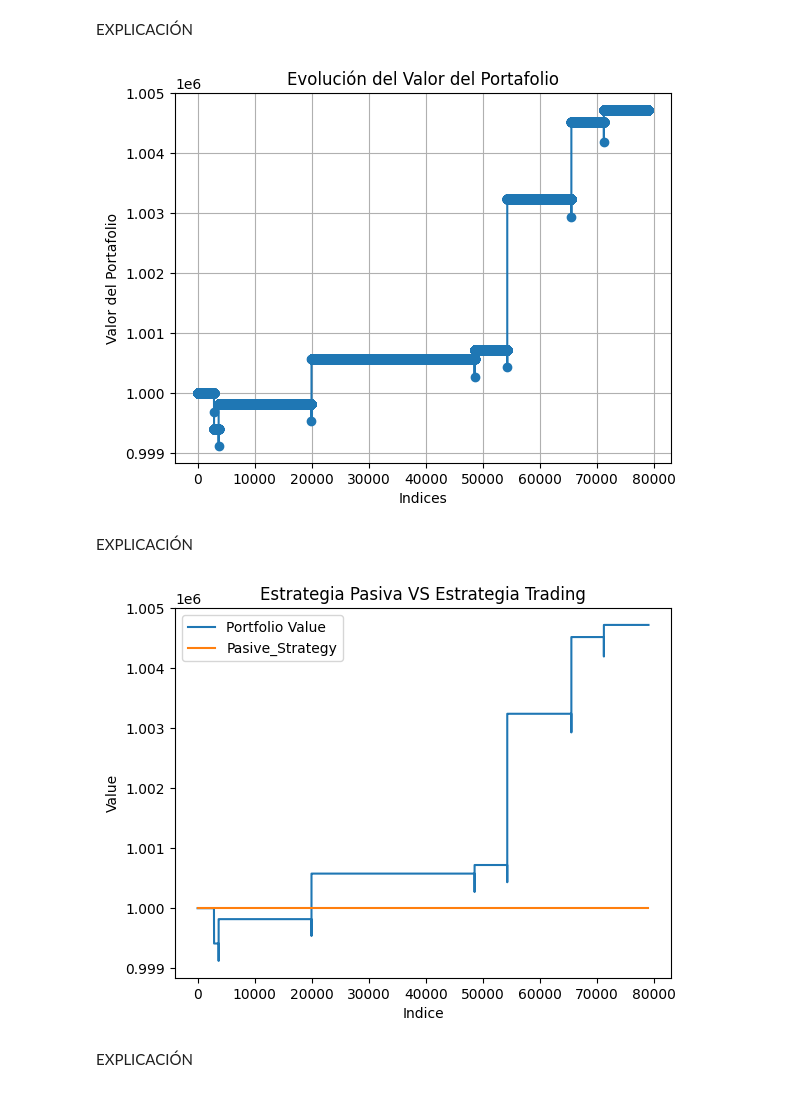
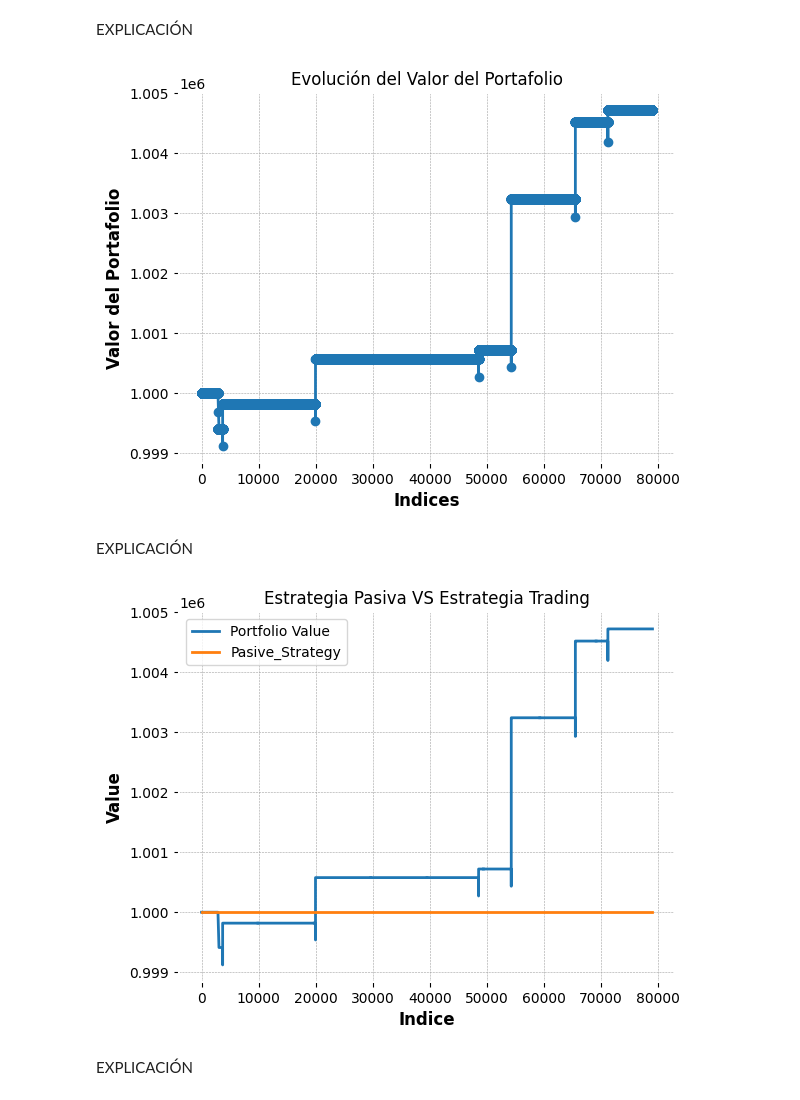
Before and after one commit to luciacrraz/Trading, a Jupyter notebook: Report_TA.ipynb, the cells around one changed output. Cells and saved outputs as stored; diff of their text form; code cells hidden in the pictures.

Commit message:
utils actualizado, funciones arregladas para ReportTA

```diff
--- a/Report_TA.ipynb
+++ b/Report_TA.ipynb
@@ -1,15 +1,9 @@
 # %%
 #Importar librería
-import ta
 import pandas as pd
 import matplotlib.pyplot as plt
-import numpy as np
-from utils.utils import backtest
-from utils.utils import port_value_plot
-from utils.utils import plot_operations_history
-from utils.utils import port_value_plot
-from utils.utils import cash_portvalue_plot
-from utils.utils import pasive_portvalue_plot
+from utils.utils import estrategia, estrategia_pasiva_simple, port_value_plot2, pasive_portvalue_plot2, pasiveinversion_portvalue_plot2
+file_path2 = 'data/aapl_1m_test.csv'
 # %% [markdown]
 El análisis técnico constituye una pieza fundamental en la toma de decisiones dentro del mercado financiero, proporcionando información crucial para orientar estrategias de trading efectivas. En este contexto, nuestro estudio se centra en la evaluación del rendimiento de diferentes estrategias de trading basadas en cuatro indicadores técnicos ampliamente reconocidos: el Índice de Fuerza Relativa (RSI), la Tasa de Cambio de Retorno (ROC), el Índice de Fuerza Verdadera (TSI) y el Oscilador Estocástico (SO).
 
@@ -57,21 +60,8 @@ Una vez completado el proceso de backtesting, se identificó una estrategia en p
 Finalmente, se procedió a optimizar los parámetros de la estrategia basada en el indicador RSI en el marco temporal de 1 minuto utilizando la librería de optimización de hiperparámetros Optuna. Esta herramienta proporcionó una forma eficiente y efectiva de encontrar la combinación óptima de parámetros para mejorar el rendimiento de la estrategia en este intervalo temporal específico.
 # %% [markdown]
 # Muestra de resultados de 'rsi' para todos los periodos de tiempo
-# %%
-#Definición de función para uso de la estrategia con los mejores parametros por métrica de tiempo
-file_path1m = 'data/aapl_1m_test.csv'
-def estrategia(file, parametros):
-    nombre_archivo = file
-    data = pd.read_csv(nombre_archivo)
-    data = data.dropna()
-    #Generamos señales de compra/venta
-    rsi = ta.momentum.RSIIndicator(close=data['Close'], window=parametros['rsi_window'])
-    buy_signals = rsi.rsi() < parametros['rsi_lower']
-    sell_signals = rsi.rsi() > parametros['rsi_upper']
-    portfolio_values, cash_values, operations_history = backtest(data, buy_signals, sell_signals, parametros['stop_loss'], parametros['take_profit'], parametros['n_shares'])
-    return portfolio_values, cash_values, operations_history
 # %%
-#Mejores parametros para 1 minuto
+#Mejores parametros para 1 minuto, la cual fue la mejore estrategia
 best_strat_params_1m = {
     'stop_loss': 0.007096326133500339,
     'take_profit': 0.022369560033715867,
@@ -80,4 +70,4 @@ best_strat_params_1m = {
     'rsi_upper': 75.26069658353647,
     'rsi_lower': 7.6399173124408195
 }
-portfolio_values, cash_values, operations_history= estrategia(file_path1m, best_strat_params_1m)
+portfolio_values2= estrategia(file_path2, best_strat_params_1m)
@@ -98,16 +83,17 @@ valor_final_pasivo = estrategia_pasiva_simple(data123, 1000000)
 # %% [markdown]
 EXPLICACIÓN
 # %%
-#plot de gráfica cash_values/portfolio_values
-port_value_plot(portfolio_values)
+#plot de gráfica valor del portafolio
+port_value_plot2(portfolio_values2)
 # %% [output]
-[figure, old version]
+[figure, new version]
-# %% [markdown]
-EXPLICACIÓN
+# %% [markdown]
+EXPLICACIÓN
 # %%
-pasive_portvalue_plot(portfolio_values)
+#plot gráfica de nuestra estrategia vs estrategia pasiva(NADA)
+pasive_portvalue_plot2(portfolio_values2)
 # %% [output]
-[figure, old version]
+[figure, new version]
 # %% [markdown]
 EXPLICACIÓN
 # %%
```
Also changed, not shown: parts of 20 cells of this notebook, 1 other file.
